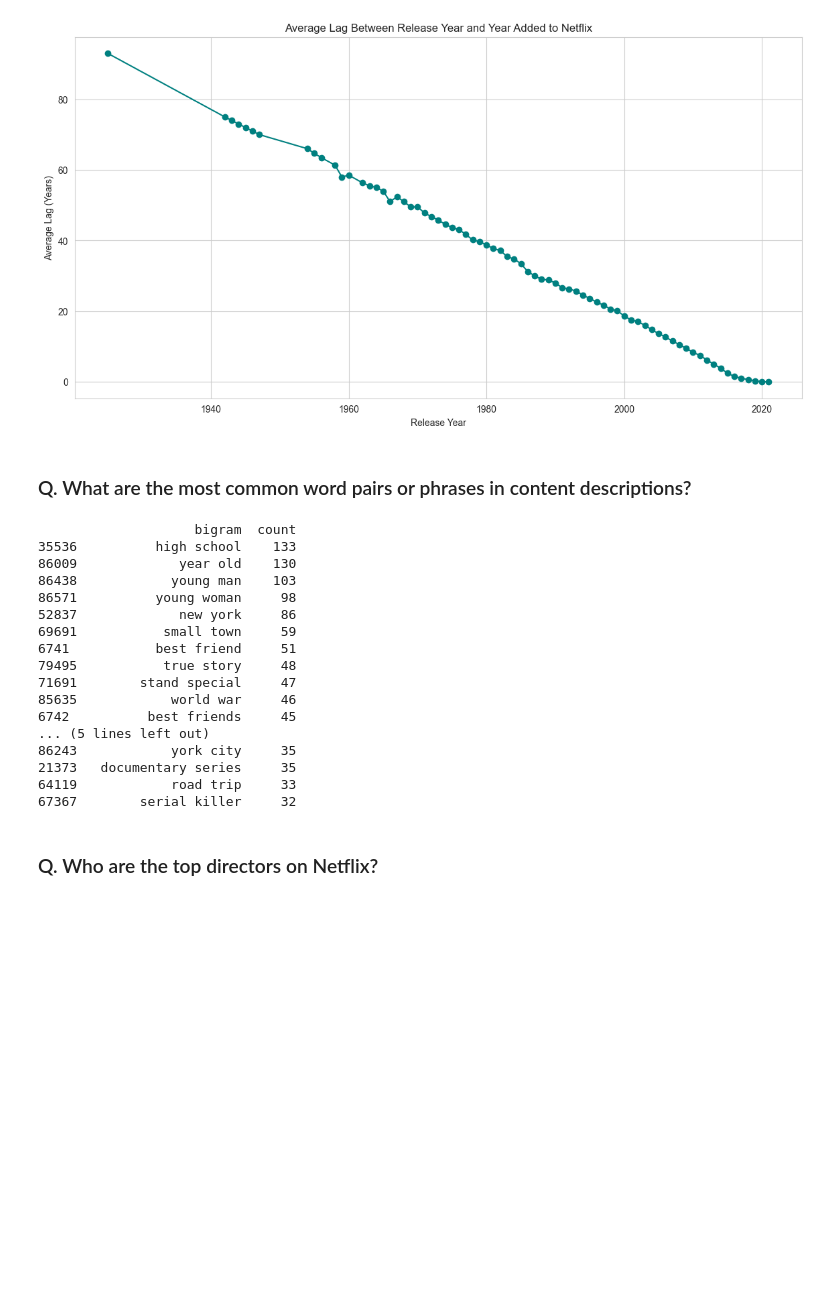
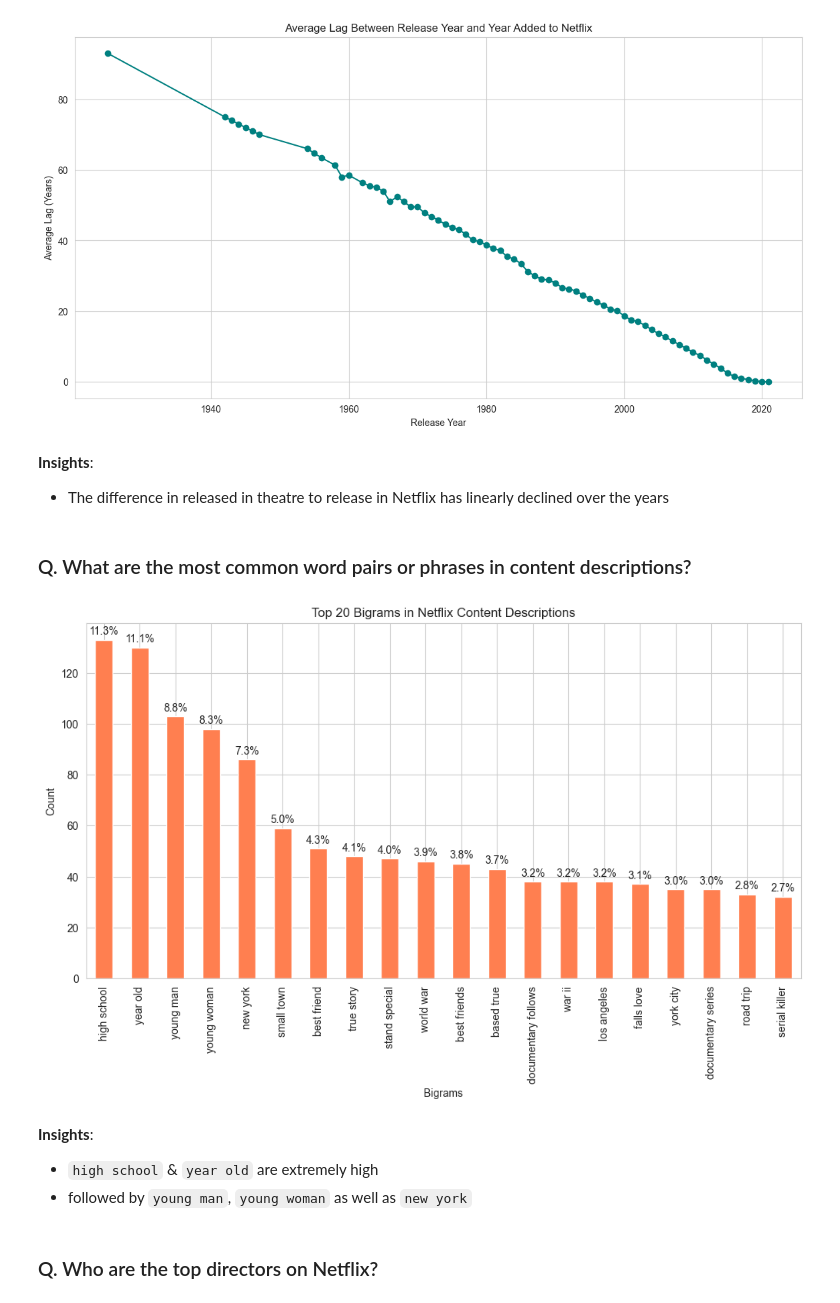
Before and after one commit to eshagarwal/21-Projects-21-Days-ML-Deep-Learning-GenAI-GFG, a Jupyter notebook: DAY 2/netflix.ipynb, the cells around one changed output. Drawn from its saved outputs; the diff is of its cells as text; code cells hidden in the pictures; blank space fills up the shorter version.

```diff
--- a/DAY 2/netflix.ipynb
+++ b/DAY 2/netflix.ipynb
@@ -436,45 +471,55 @@ plt.grid(True)
 plt.show()
 # %% [output]
 [figure]
+# %% [markdown]
+**Insights**:
+
+- The difference in released in theatre to release in Netflix has linearly declined over the years
 # %% [markdown]
 ### Q. What are the most common word pairs or phrases in content descriptions?
 # %%
 from sklearn.feature_extraction.text import CountVectorizer
 import pandas as pd
 
 # Get all descriptions
-descriptions = netflix_df['description'].dropna().tolist()
+descriptions = netflix_df["description"].dropna().tolist()
 
 # Use CountVectorizer to extract bigrams
-vectorizer = CountVectorizer(ngram_range=(2, 2), stop_words='english')
+vectorizer = CountVectorizer(ngram_range=(2, 2), stop_words="english")
 X = vectorizer.fit_transform(descriptions)
 bigrams = vectorizer.get_feature_names_out()
 counts = X.sum(axis=0).A1
 
 # Create a DataFrame of bigrams and their counts
-bigram_freq = pd.DataFrame({'bigram': bigrams, 'count': counts})
-top_bigrams = bigram_freq.sort_values(by='count', ascending=False).head(20)
+bigram_freq = pd.DataFrame({"bigram": bigrams, "count": counts})
+top_bigrams = bigram_freq.sort_values(by="count", ascending=False).head(20)
 
 # Display the top 20 bigrams
-print(top_bigrams)
+bars = top_bigrams.reset_index(drop=True).plot(
+    kind="bar", x="bigram", y="count", legend=False, figsize=(12, 6), color="coral"
+)
+total = top_bigrams["count"].sum()
+for bar in bars.patches:
+    bars.annotate(
+        format(bar.get_height() / total, ",.1%"),
+        (bar.get_x() + bar.get_width() / 2, bar.get_height()),
+        ha="center",
+        va="center",
+        size=10,
+        xytext=(0, 8),
+        textcoords="offset points",
+    )
+plt.title("Top 20 Bigrams in Netflix Content Descriptions")
+plt.xlabel("Bigrams")
+plt.ylabel("Count")
+plt.show()
 # %% [output]
-                    bigram  count
-35536          high school    133
-86009             year old    130
-86438            young man    103
-86571          young woman     98
-52837             new york     86
-69691           small town     59
-6741           best friend     51
-79495           true story     48
-71691        stand special     47
-85635            world war     46
-6742          best friends     45
-... (5 lines left out)
-86243            york city     35
-21373   documentary series     35
-64119            road trip     33
-67367        serial killer     32
+[figure, added]
+# %% [markdown]
+**Insights**:
+
+- `high school` & `year old` are extremely high
+- followed by `young man`, `young woman` as well as `new york`
 # %% [markdown]
 ### Q. Who are the top directors on Netflix?
 # %%
```
Also changed, not shown: parts of 10 cells of this notebook.
